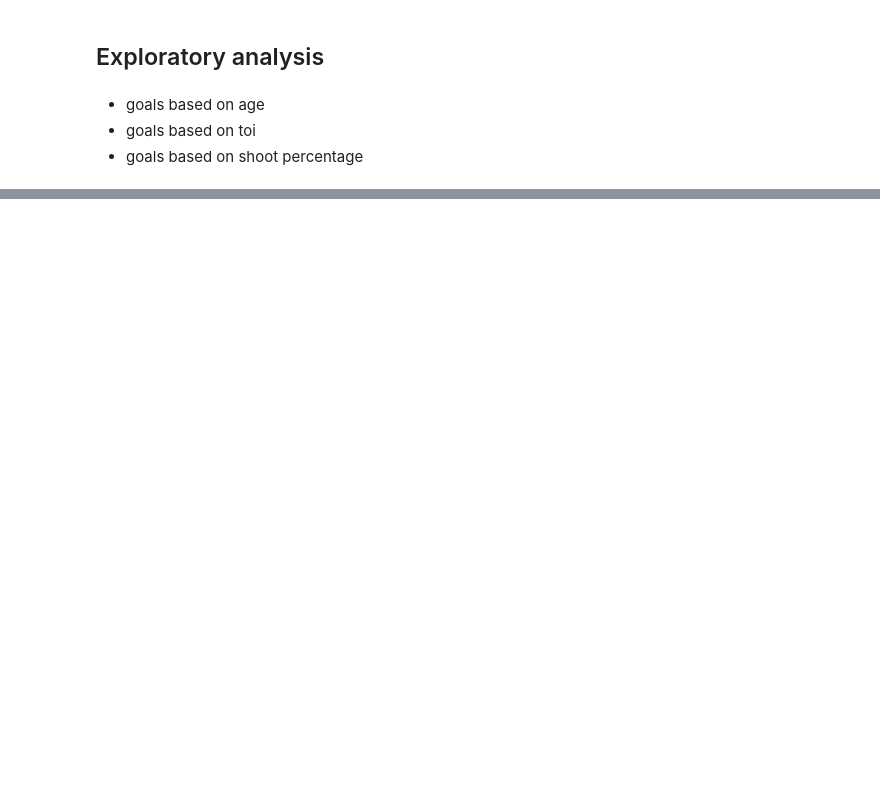
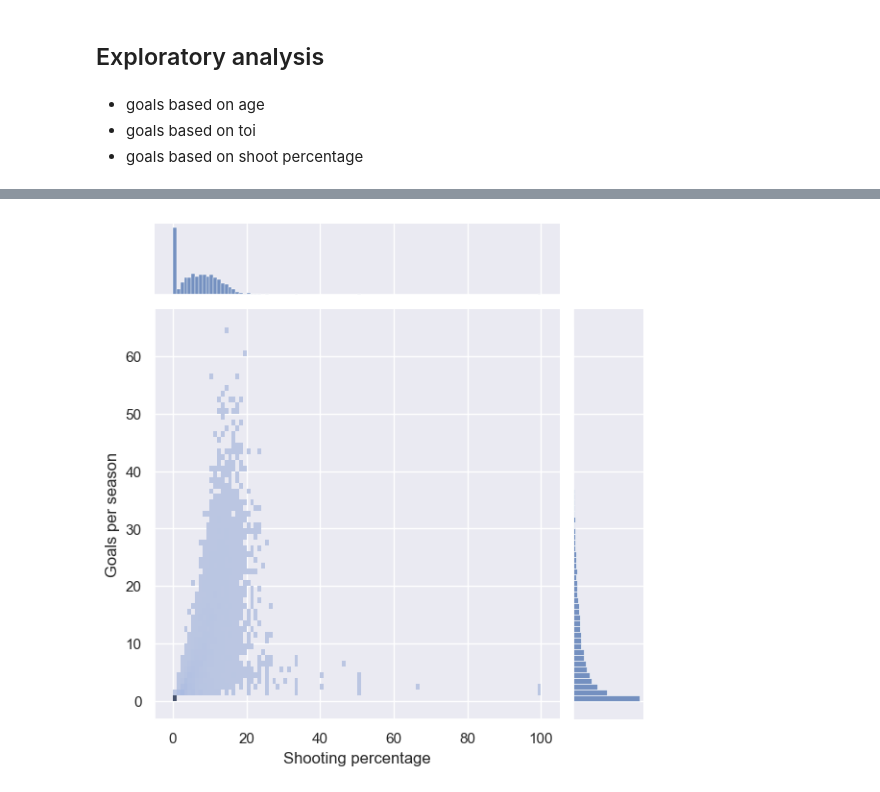
Before and after one commit to VL-CZ/NDBI048-data-science, a Jupyter notebook: homework/NHL-data-report.ipynb, the cells around one changed output, grey strips where cells are left out. Saved outputs shown, nothing was run; the diff lists cells and outputs as text; code cells hidden in the pictures; blank space fills up the shorter version.

```diff
--- a/homework/NHL-data-report.ipynb
+++ b/homework/NHL-data-report.ipynb
@@ -152,0 +160,9 @@ g = sns.histplot(data=df, x="Age",y="G")
+# %%
+g = sns.JointGrid(data=df, x="S_percent",y="G")
+g1 = g.plot(sns.histplot, sns.histplot, binwidth=1)
+g2 = g1.set_axis_labels("Shooting percentage", "Goals per season")
+
+# pt = pd.pivot_table(df, values='Rk', index='G', columns='S_percent', aggfunc='count')
+# sns.heatmap(pt, norm = LogNorm())
+# %% [output]
+[figure, added]
```
Also changed, not shown: parts of 5 cells of this notebook, 1 other file.
